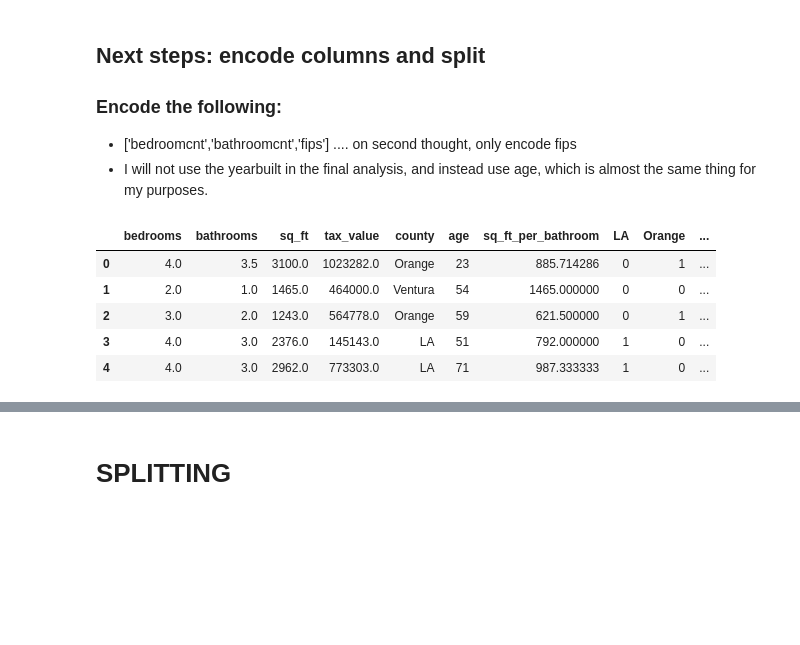
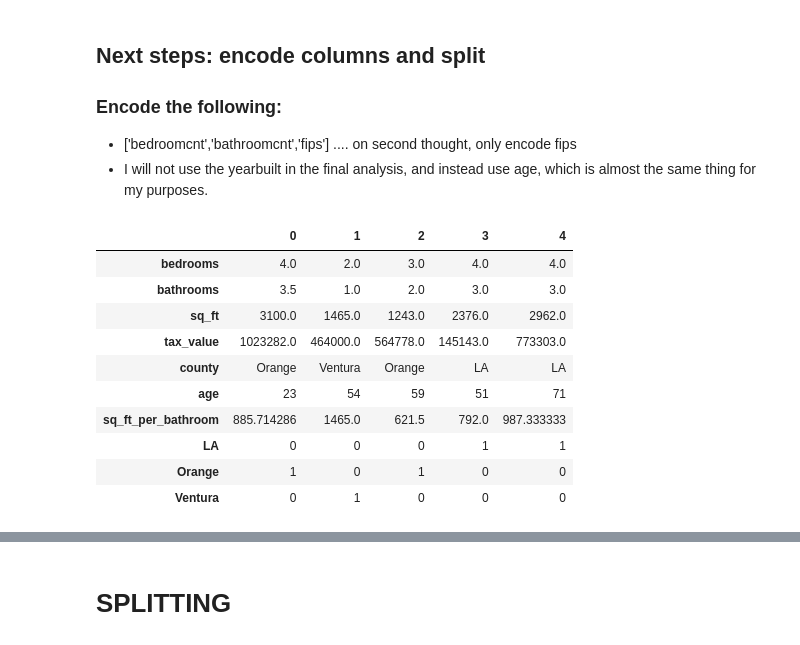
Before and after one commit to brianclements03/Regression_Project, a Jupyter notebook: explore_zillow.ipynb, the cells around one changed output, grey strips where cells are left out. Drawn from its saved outputs; the diff is of its cells as text; code cells hidden in the pictures; blank space fills up the shorter version.

```diff
--- a/explore_zillow.ipynb
+++ b/explore_zillow.ipynb
@@ -203,11 +203,16 @@ round(zillow.describe(),2).T
 - I will not use the yearbuilt in the final analysis, and instead use age, which is almost the same thing for my purposes.
 # %%
 encoded = wrangle.encode_zillow(zillow)
-encoded.head()
+encoded.head().T
 # %% [output]
-|  | bedrooms | bathrooms | sq_ft | tax_value | county | age | sq_ft_per_bathroom | LA | Orange | ... |
-| 0 | 4.0 | 3.5 | 3100.0 | 1023282.0 | Orange | 23 | 885.714286 | 0 | 1 | ... |
-| 1 | 2.0 | 1.0 | 1465.0 | 464000.0 | Ventura | 54 | 1465.000000 | 0 | 0 | ... |
-| 2 | 3.0 | 2.0 | 1243.0 | 564778.0 | Orange | 59 | 621.500000 | 0 | 1 | ... |
-| 3 | 4.0 | 3.0 | 2376.0 | 145143.0 | LA | 51 | 792.000000 | 1 | 0 | ... |
-| 4 | 4.0 | 3.0 | 2962.0 | 773303.0 | LA | 71 | 987.333333 | 1 | 0 | ... |
+|  | 0 | 1 | 2 | 3 | 4 |
+| bedrooms | 4.0 | 2.0 | 3.0 | 4.0 | 4.0 |
+| bathrooms | 3.5 | 1.0 | 2.0 | 3.0 | 3.0 |
+| sq_ft | 3100.0 | 1465.0 | 1243.0 | 2376.0 | 2962.0 |
+| tax_value | 1023282.0 | 464000.0 | 564778.0 | 145143.0 | 773303.0 |
+| county | Orange | Ventura | Orange | LA | LA |
+| age | 23 | 54 | 59 | 51 | 71 |
+| sq_ft_per_bathroom | 885.714286 | 1465.0 | 621.5 | 792.0 | 987.333333 |
+| LA | 0 | 0 | 0 | 1 | 1 |
+| Orange | 1 | 0 | 1 | 0 | 0 |
+| Ventura | 0 | 1 | 0 | 0 | 0 |
```
Also changed, not shown: parts of 8 cells of this notebook, 4 other files.
